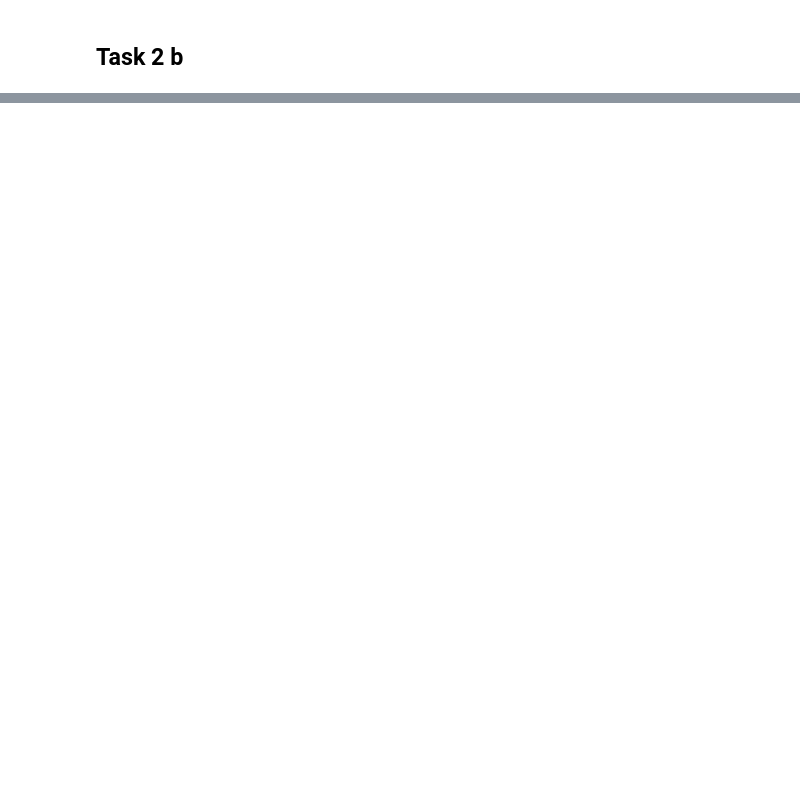
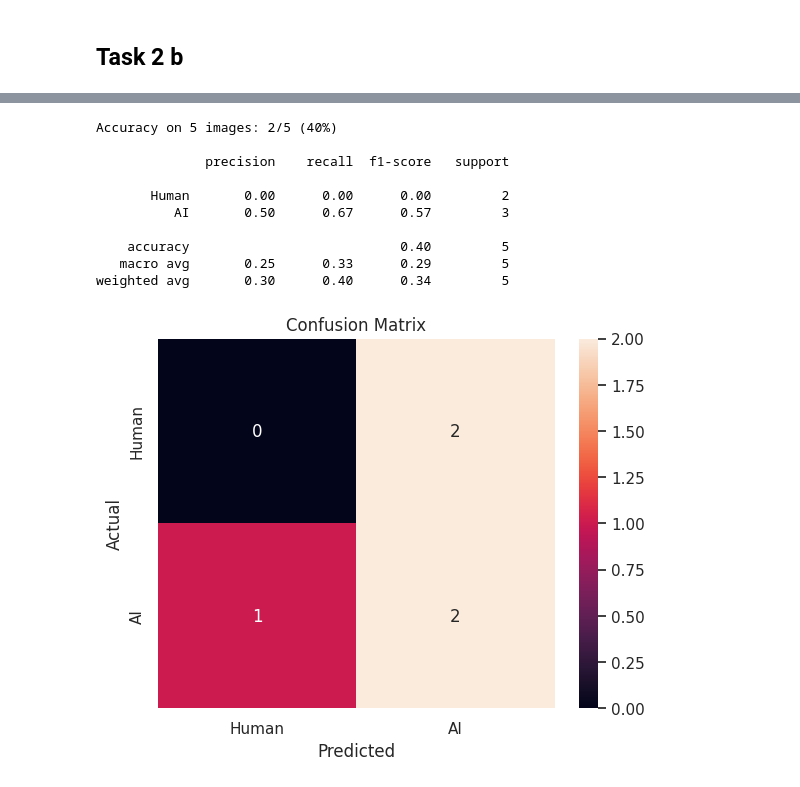
Before and after one commit to nicoholth/INFO284Semesterassignment, a Jupyter notebook: Task1_Sentiment.ipynb, the cells around one changed output, grey strips where cells are left out. Cells and saved outputs as stored; diff of their text form; code cells hidden in the pictures; blank space fills up the shorter version.

```diff
--- a/Task1_Sentiment.ipynb
+++ b/Task1_Sentiment.ipynb
@@ -578,0 +569,14 @@ Accuracy: 0.7688171863555908
+# %%
+for layer in base_model.layers[-10:]:
+    layer.trainable = True
+
+model.compile(
+    optimizer=tf.keras.optimizers.Adam(1e-5),
+    loss="binary_crossentropy",
+    metrics=["accuracy"]
+)
+
+history_fine = model.fit(train_data, validation_data=val_data, epochs=10, callbacks=callbacks)
+
+loss, accuracy = model.evaluate(val_data)
+print("Final Accuracy:", accuracy)
@@ -650,0 +725,28 @@ Human probability: 0.52
+# %%
+from sklearn.metrics import classification_report, confusion_matrix
+import seaborn as sns
+
+correct = sum(t == p for t, p in zip(true_labels, pred_labels))
+print(f"Accuracy on 5 images: {correct}/5 ({correct/5:.0%})\n")
+
+print(classification_report(true_labels, pred_labels, target_names=["Human", "AI"]))
+
+# Confusion matrix
+cm = confusion_matrix(true_labels, pred_labels)
+sns.heatmap(cm, annot=True, fmt="d", xticklabels=["Human", "AI"], yticklabels=["Human", "AI"])
+plt.xlabel("Predicted")
+plt.ylabel("Actual")
+plt.title("Confusion Matrix")
+plt.show()
+# %% [output]
+Accuracy on 5 images: 2/5 (40%)
+
+              precision    recall  f1-score   support
+
+       Human       0.00      0.00      0.00         2
+          AI       0.50      0.67      0.57         3
+
+    accuracy                           0.40         5
+   macro avg       0.25      0.33      0.29         5
+weighted avg       0.30      0.40      0.34         5
+[figure, added]
```
Also changed, not shown: parts of 24 cells of this notebook.
